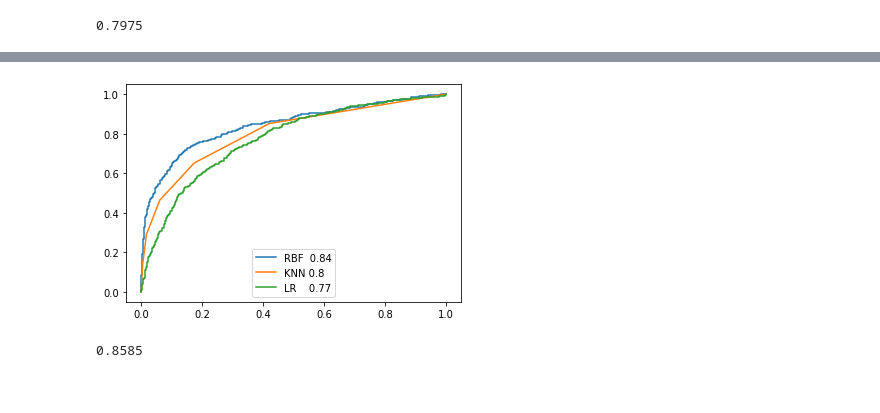
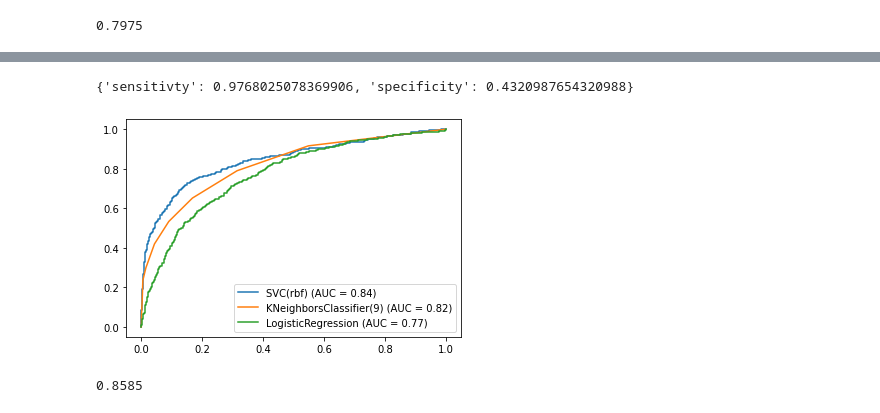
Before and after one commit to aws3ma/machine-learning, a Jupyter notebook: sc3.ipynb, the cells around one changed output, grey strips where cells are left out. Saved outputs shown, nothing was run; the diff lists cells and outputs as text; code cells hidden in the pictures.

```diff
--- a/sc3.ipynb
+++ b/sc3.ipynb
@@ -332,0 +327,8 @@ plt.show()
+# %%
+knn_9 = KNeighborsClassifier(n_neighbors=9).fit(x_train,y_train)
+y_pred_proba_knn_9=knn_9.predict_proba(x_test)
+fpr_knn_9,tpr_knn_9,th_knn_9=roc_curve(y_test,y_pred_proba_knn_9[:,1])
+plt.plot(fpr_knn_9,tpr_knn_9,label=knn_9.__class__.__name__+"(9) (AUC = "+str(round(roc_auc_score(y_test,  y_pred_proba_knn_9[:,1]),2))+")")
+plt.plot(fpr_knn,tpr_knn,label=knn.__class__.__name__+" (AUC = "+str(round(roc_auc_score(y_test,  y_pred_proba_knn[:,1]),2))+")")
+plt.legend(loc='lower right')
+plt.show()
@@ -333,7 +344,7 @@ plt.show()
 # %%
 from sklearn.svm import SVC
 # %%
-sv = SVC(kernel="linear")
-sv.fit(x_train,y_train)
-y_pred = sv.predict(x_test)
+svc = SVC(kernel="linear")
+svc.fit(x_train,y_train)
+y_pred_svc = svc.predict(x_test)
 # %%
@@ -349,4 +366,4 @@ plot_confusion_matrix(sv, x_test, y_test)
 # %%
-svrbf = SVC(kernel="rbf",probability=True)
-svrbf.fit(x_train,y_train)
-y_pred_rbf = svrbf.predict(x_test)
+svc_rbf = SVC(kernel="rbf",probability=True)
+svc_rbf.fit(x_train,y_train)
+y_pred_svc_rbf = svc_rbf.predict(x_test)
@@ -362,3 +381,7 @@ plot_confusion_matrix(svrbf, x_test, y_test)
+# %%
+sensitivity_specificity(cm)
+# %% [output]
+{'sensitivty': 0.9768025078369906, 'specificity': 0.4320987654320988}
 # %%
-y_pred_proba_rbf = svrbf.predict_proba(x_test)
-fpr_rbf, tpr_rbf, th_rbf = roc_curve(y_test,  y_pred_proba_rbf[:,1])
+y_pred_proba_svc_rbf = svc_rbf.predict_proba(x_test)
+fpr_svc_rbf, tpr_svc_rbf, th_svc_rbf = roc_curve(y_test,  y_pred_proba_svc_rbf[:,1])
@@ -367,11 +388,11 @@ roc_auc_score(y_test,  y_pred_proba[:,1])
 # %%
-plt.plot(fpr_rbf,tpr_rbf,label="RBF  "+str(round(roc_auc_score(y_test,  y_pred_proba_rbf[:,1]),2)))
-plt.plot(fpr2,tpr2,label="KNN "+str(round(roc_auc_score(y_test,  y_pred_proba2[:,1]),2)))
-plt.plot(fpr,tpr,label="LR    "+str(round(roc_auc_score(y_test,  y_pred_proba[:,1]),2)))
-plt.legend(loc='lower center')
+plt.plot(fpr_svc_rbf,tpr_svc_rbf,label=svc_rbf.__class__.__name__+"(rbf) (AUC = "+str(round(roc_auc_score(y_test,  y_pred_proba_svc_rbf[:,1]),2))+")")
+plt.plot(fpr_knn_9,tpr_knn_9,label=knn_9.__class__.__name__+"(9) (AUC = "+str(round(roc_auc_score(y_test,  y_pred_proba_knn_9[:,1]),2))+")")
+plt.plot(fpr_lr,tpr_lr,label=lr.__class__.__name__+" (AUC = "+str(round(roc_auc_score(y_test,  y_pred_proba_lr[:,1]),2))+")")
+plt.legend(loc='lower right')
 plt.show()
 # %% [output]
-[figure, old version]
+[figure, new version]
 # %%
 from sklearn.tree import DecisionTreeClassifier
 # %%
```
Also changed, not shown: parts of 82 cells of this notebook.
